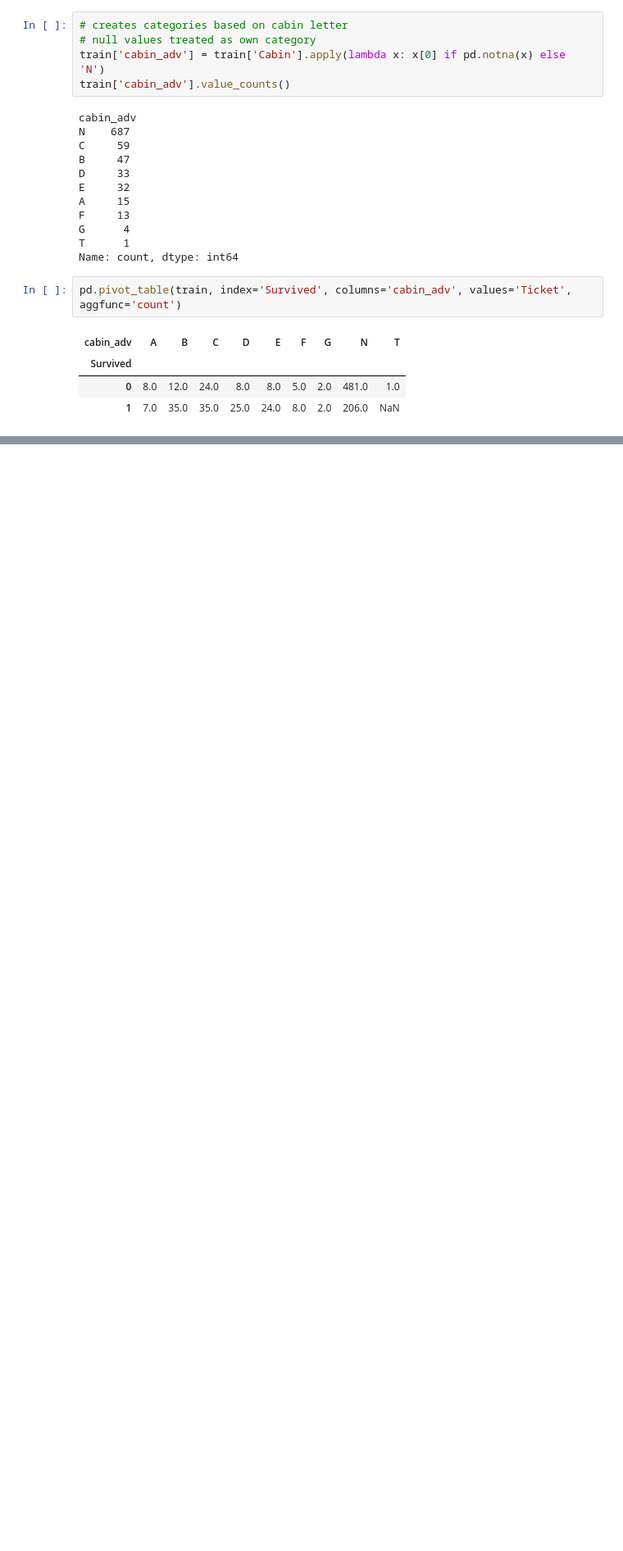
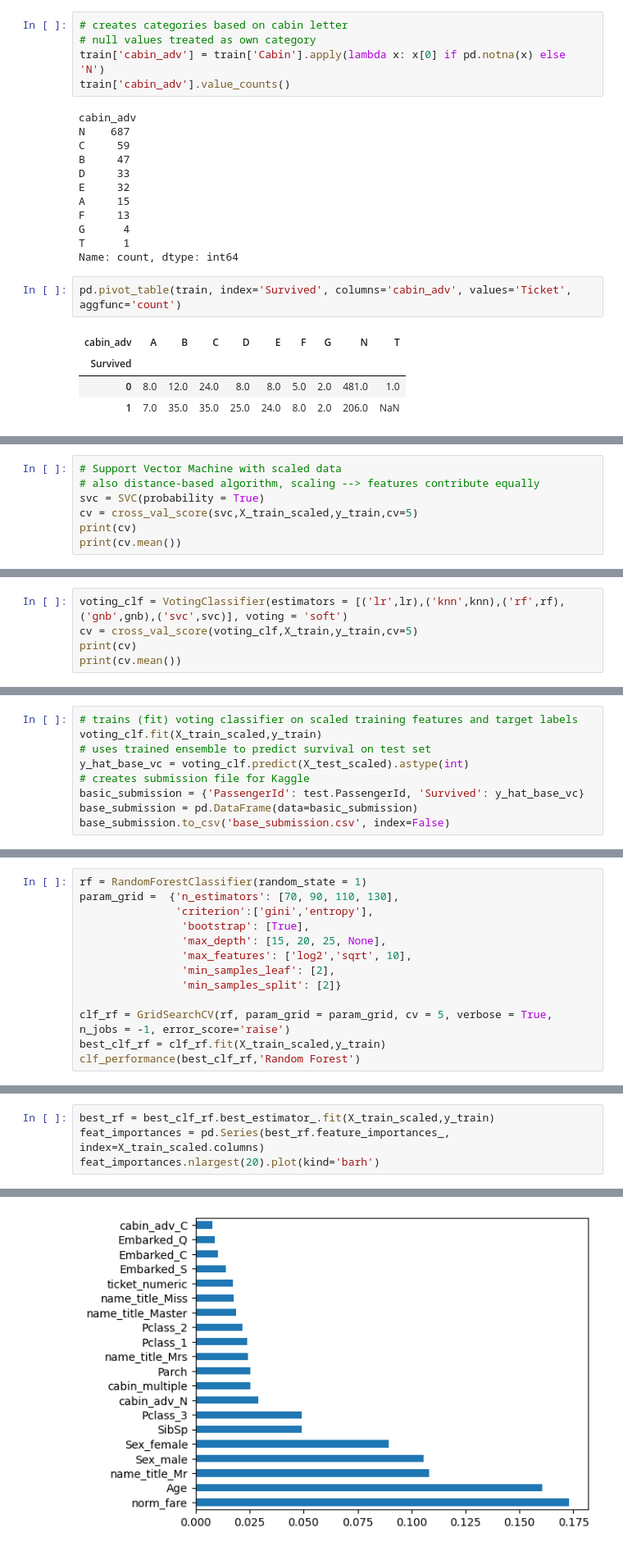
Before and after one commit to lem0000ns/titanic, a Jupyter notebook: main.ipynb, the cells around one changed output, grey strips where cells are left out. Shown at 82% size. Drawn from its saved outputs; the diff is of its cells as text; blank space fills up the shorter version.

Commit message:
ensemble building

```diff
--- a/main.ipynb
+++ b/main.ipynb
@@ -262,0 +453,7 @@ Name: count, dtype: int64
+# %%
+# Support Vector Machine with scaled data
+# also distance-based algorithm, scaling --> features contribute equally
+svc = SVC(probability = True)
+cv = cross_val_score(svc,X_train_scaled,y_train,cv=5)
+print(cv)
+print(cv.mean())
@@ -262,0 +468,5 @@ Name: count, dtype: int64
+# %%
+voting_clf = VotingClassifier(estimators = [('lr',lr),('knn',knn),('rf',rf),('gnb',gnb),('svc',svc)], voting = 'soft')
+cv = cross_val_score(voting_clf,X_train,y_train,cv=5)
+print(cv)
+print(cv.mean())
@@ -262,0 +476,9 @@ Name: count, dtype: int64
+# %%
+# trains (fit) voting classifier on scaled training features and target labels
+voting_clf.fit(X_train_scaled,y_train)
+# uses trained ensemble to predict survival on test set
+y_hat_base_vc = voting_clf.predict(X_test_scaled).astype(int)
+# creates submission file for Kaggle
+basic_submission = {'PassengerId': test.PassengerId, 'Survived': y_hat_base_vc}
+base_submission = pd.DataFrame(data=basic_submission)
+base_submission.to_csv('base_submission.csv', index=False)
@@ -262,0 +570,13 @@ Name: count, dtype: int64
+# %%
+rf = RandomForestClassifier(random_state = 1)
+param_grid =  {'n_estimators': [70, 90, 110, 130],
+               'criterion':['gini','entropy'],
+                'bootstrap': [True],
+                'max_depth': [15, 20, 25, None],
+                'max_features': ['log2','sqrt', 10],
+                'min_samples_leaf': [2],
+                'min_samples_split': [2]}
+
+clf_rf = GridSearchCV(rf, param_grid = param_grid, cv = 5, verbose = True, n_jobs = -1, error_score='raise')
+best_clf_rf = clf_rf.fit(X_train_scaled,y_train)
+clf_performance(best_clf_rf,'Random Forest')
@@ -262,0 +588,5 @@ Name: count, dtype: int64
+# %%
+best_rf = best_clf_rf.best_estimator_.fit(X_train_scaled,y_train)
+feat_importances = pd.Series(best_rf.feature_importances_, index=X_train_scaled.columns)
+feat_importances.nlargest(20).plot(kind='barh')
+# %% [output]
@@ -262,0 +594 @@ Name: count, dtype: int64
+[figure, added]
```
Also changed, not shown: parts of 42 cells of this notebook, 2 other files.
